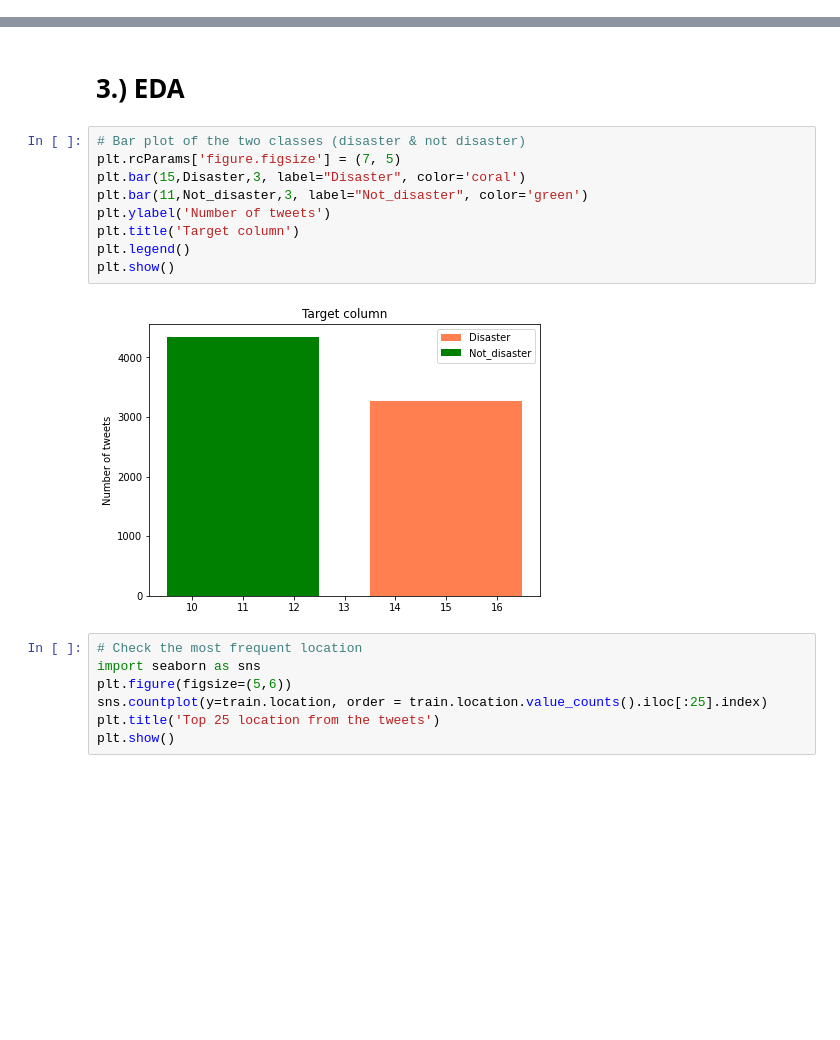
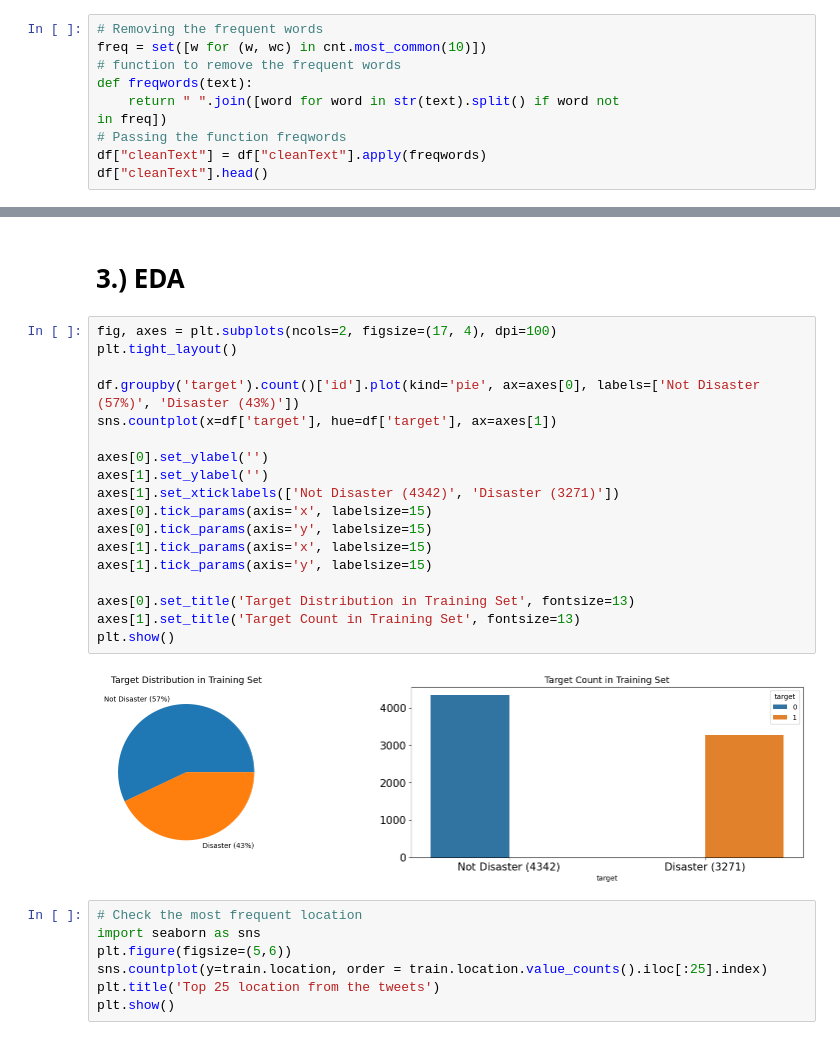
Before and after one commit to PrecyMaeMwanyungu/Fabulous-tokenizers_disaster_tweets_repository, a Jupyter notebook: Fabulous_Tokenizers__Project_Week.ipynb, the cells around one changed output, grey strips where cells are left out. Drawn from its saved outputs; the diff is of its cells as text; blank space fills up the shorter version.

```diff
--- a/Fabulous_Tokenizers__Project_Week.ipynb
+++ b/Fabulous_Tokenizers__Project_Week.ipynb
@@ -297,0 +349,10 @@ train['cleanText']=train['text'].map(lambda s:preprocess(s))
+# %%
+# Removing the frequent words
+freq = set([w for (w, wc) in cnt.most_common(10)])
+# function to remove the frequent words
+def freqwords(text):
+    return " ".join([word for word in str(text).split() if word not
+in freq])
+# Passing the function freqwords
+df["cleanText"] = df["cleanText"].apply(freqwords)
+df["cleanText"].head()
@@ -298,16 +366,25 @@ train['cleanText']=train['text'].map(lambda s:preprocess(s))
 # %% [markdown]
 # 3.) EDA
-# %%
-# Bar plot of the two classes (disaster & not disaster)
-plt.rcParams['figure.figsize'] = (7, 5)
-plt.bar(15,Disaster,3, label="Disaster", color='coral')
-plt.bar(11,Not_disaster,3, label="Not_disaster", color='green')
-plt.ylabel('Number of tweets')
-plt.title('Target column')
-plt.legend()
-plt.show()
-# %% [output]
-[figure, removed]
+# %%
+fig, axes = plt.subplots(ncols=2, figsize=(17, 4), dpi=100)
+plt.tight_layout()
+
+df.groupby('target').count()['id'].plot(kind='pie', ax=axes[0], labels=['Not Disaster (57%)', 'Disaster (43%)'])
+sns.countplot(x=df['target'], hue=df['target'], ax=axes[1])
+
+axes[0].set_ylabel('')
+axes[1].set_ylabel('')
+axes[1].set_xticklabels(['Not Disaster (4342)', 'Disaster (3271)'])
+axes[0].tick_params(axis='x', labelsize=15)
+axes[0].tick_params(axis='y', labelsize=15)
+axes[1].tick_params(axis='x', labelsize=15)
+axes[1].tick_params(axis='y', labelsize=15)
+
+axes[0].set_title('Target Distribution in Training Set', fontsize=13)
+axes[1].set_title('Target Count in Training Set', fontsize=13)
+plt.show()
+# %% [output]
+[figure, added]
 # %%
 # Check the most frequent location
 import seaborn as sns
```
Also changed, not shown: parts of 23 cells of this notebook.
